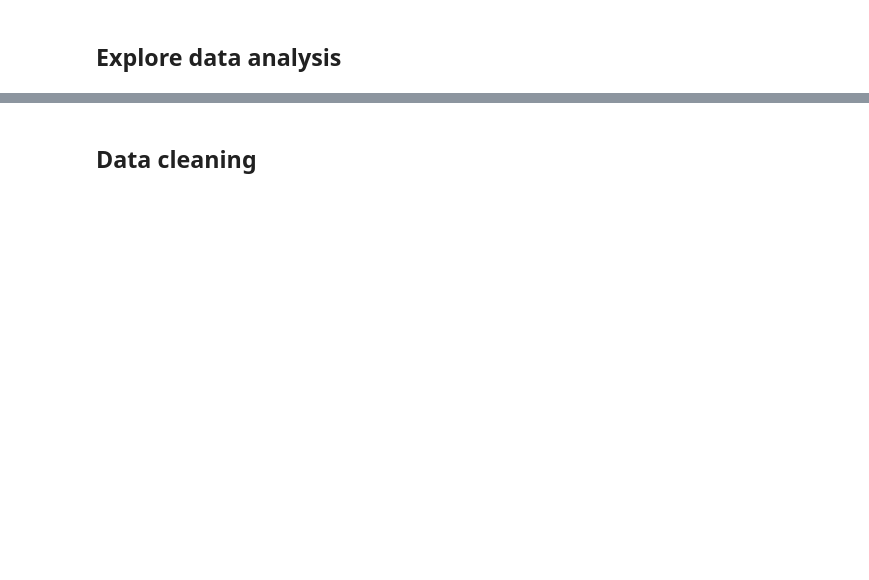
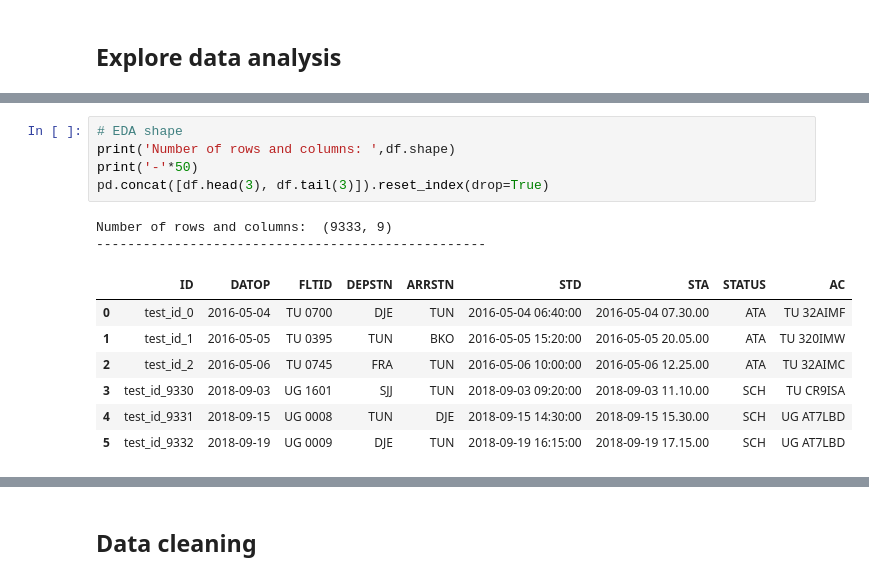
Before and after one commit to SimonBernarding/ML_project_SimonBernarding, a Jupyter notebook: EDA-and-modeling.ipynb, the cells around one changed output, grey strips where cells are left out. Saved outputs shown, nothing was run; the diff lists cells and outputs as text; blank space fills up the shorter version.

```diff
--- a/EDA-and-modeling.ipynb
+++ b/EDA-and-modeling.ipynb
@@ -37,0 +91,15 @@ from sklearn import metrics
+# %%
+# EDA shape
+print('Number of rows and columns: ',df.shape)
+print('-'*50)
+pd.concat([df.head(3), df.tail(3)]).reset_index(drop=True)
+# %% [output]
+Number of rows and columns:  (9333, 9)
+--------------------------------------------------
+|  | ID | DATOP | FLTID | DEPSTN | ARRSTN | STD | STA | STATUS | AC |
+| 0 | test_id_0 | 2016-05-04 | TU 0700 | DJE | TUN | 2016-05-04 06:40:00 | 2016-05-04 07.30.00 | ATA | TU 32AIMF |
+| 1 | test_id_1 | 2016-05-05 | TU 0395 | TUN | BKO | 2016-05-05 15:20:00 | 2016-05-05 20.05.00 | ATA | TU 320IMW |
+| 2 | test_id_2 | 2016-05-06 | TU 0745 | FRA | TUN | 2016-05-06 10:00:00 | 2016-05-06 12.25.00 | ATA | TU 32AIMC |
+| 3 | test_id_9330 | 2018-09-03 | UG 1601 | SJJ | TUN | 2018-09-03 09:20:00 | 2018-09-03 11.10.00 | SCH | TU CR9ISA |
+| 4 | test_id_9331 | 2018-09-15 | UG 0008 | TUN | DJE | 2018-09-15 14:30:00 | 2018-09-15 15.30.00 | SCH | UG AT7LBD |
+| 5 | test_id_9332 | 2018-09-19 | UG 0009 | DJE | TUN | 2018-09-19 16:15:00 | 2018-09-19 17.15.00 | SCH | UG AT7LBD |
```
Also changed, not shown: parts of 14 cells of this notebook.
